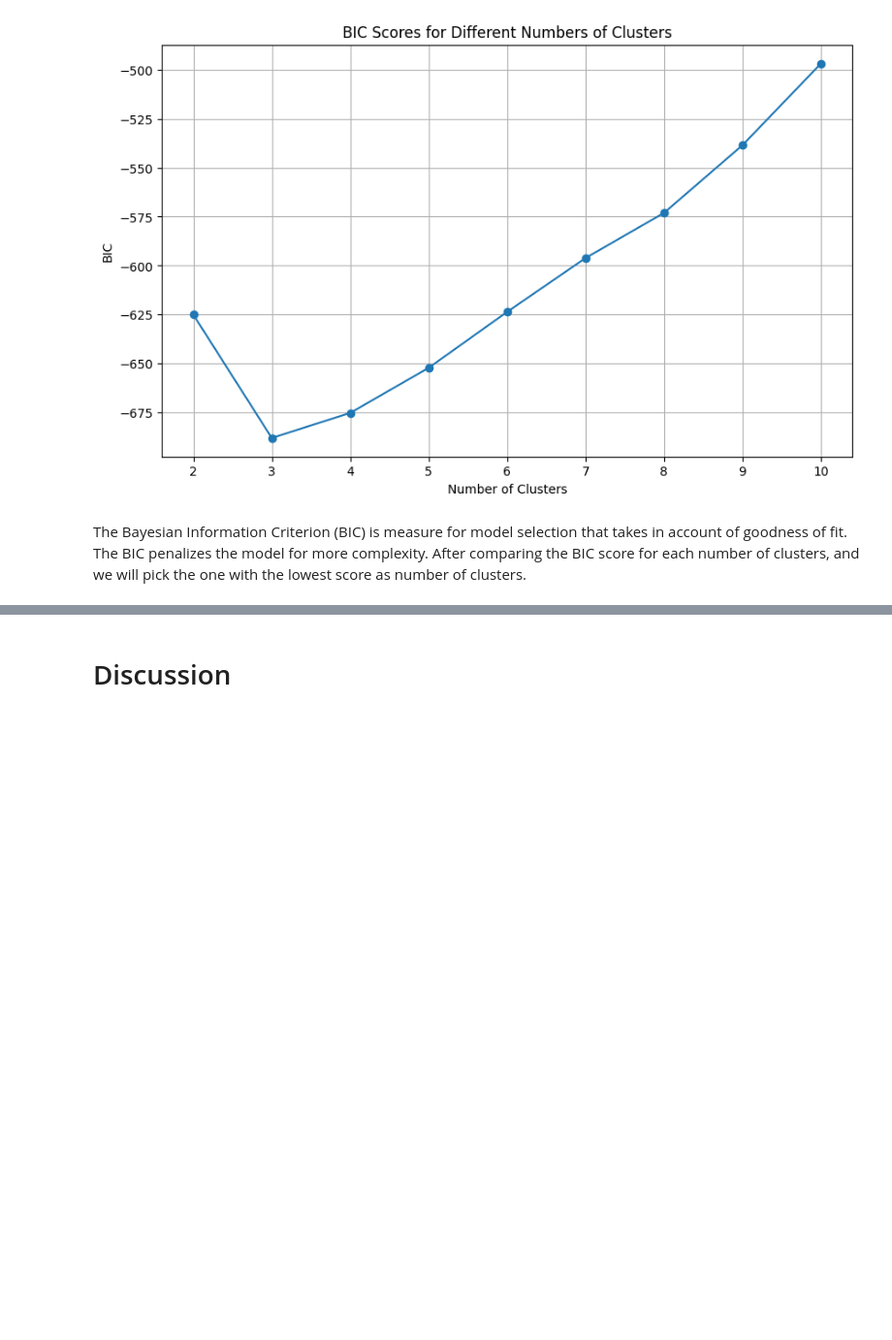
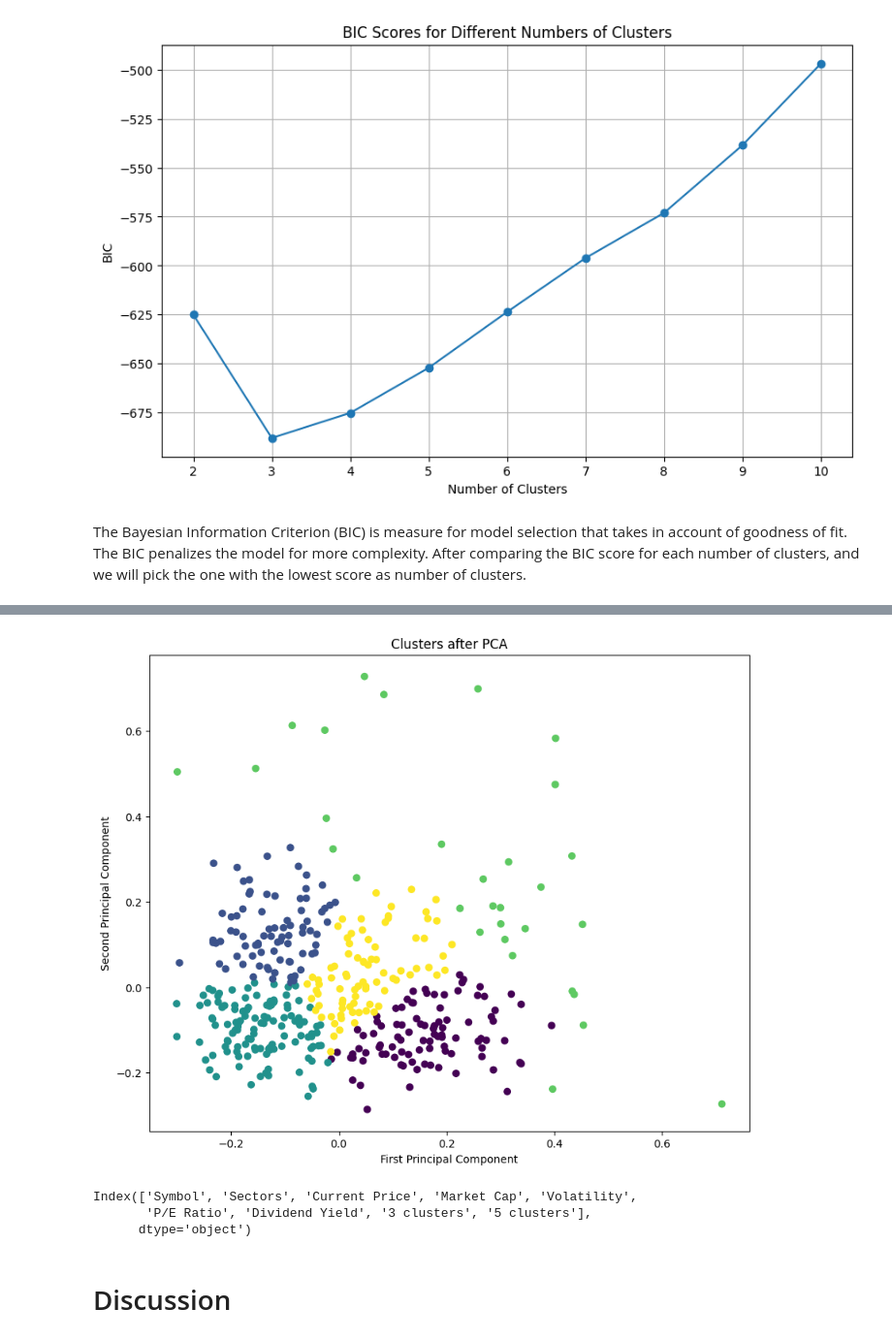
Before and after one commit to Purpup/COGS118B-Project, a Jupyter notebook: FinalProject.ipynb, the cells around one changed output, grey strips where cells are left out. Shown at 97% size. Cells and saved outputs as stored; diff of their text form; code cells hidden in the pictures; blank space fills up the shorter version.

```diff
--- a/FinalProject.ipynb
+++ b/FinalProject.ipynb
@@ -384,3 +406,13 @@ plt.show()
+# %%
+cluster_GMM(df_reduced, 5)
+# %% [output]
+[figure, added]
+# %%
+df_normalized.columns
+# %% [output]
+Index(['Symbol', 'Sectors', 'Current Price', 'Market Cap', 'Volatility',
+       'P/E Ratio', 'Dividend Yield', '3 clusters', '5 clusters'],
+      dtype='object')
 # %% [markdown]
 # Discussion
 # %% [markdown]
```
Also changed, not shown: parts of 5 cells of this notebook.
